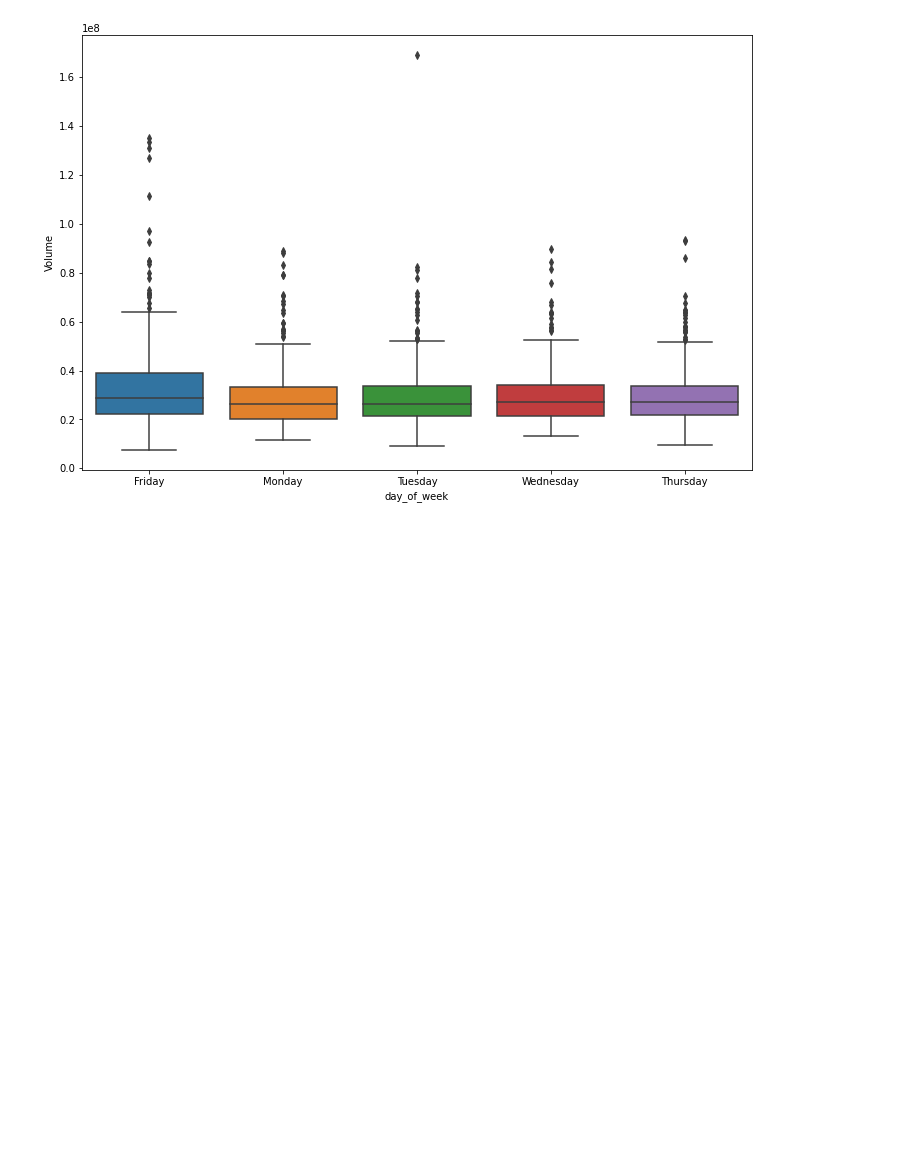
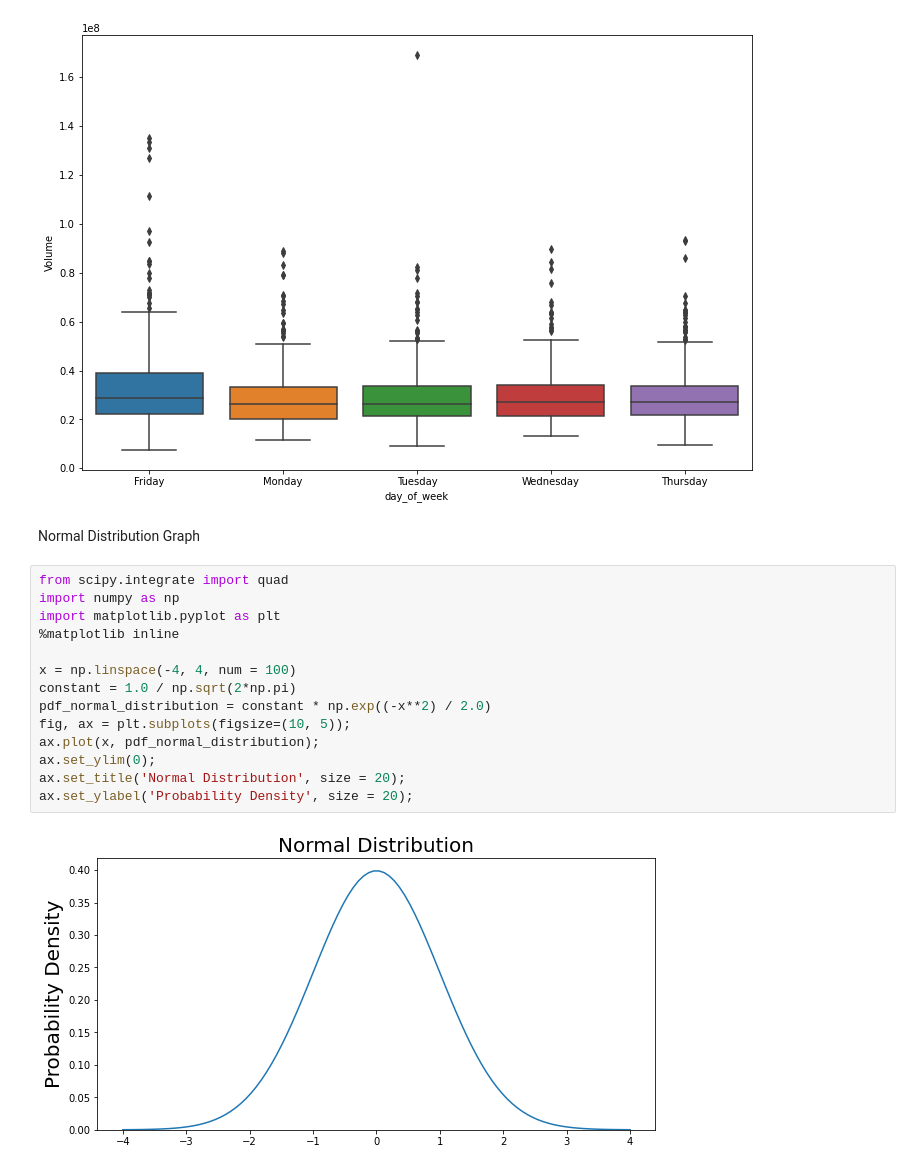
Before and after one commit to Aniket126126/Python, a Jupyter notebook: matplotlibPy.ipynb, the cells around one changed output. Saved outputs shown, nothing was run; the diff lists cells and outputs as text; blank space fills up the shorter version.

```diff
--- a/matplotlibPy.ipynb
+++ b/matplotlibPy.ipynb
@@ -611,3 +611,21 @@ sns.boxplot(x=msft_df['day_of_week'],y =msft_df['Volume'])
 # %% [output]
 <AxesSubplot:xlabel='day_of_week', ylabel='Volume'>
 [figure]
+# %% [markdown]
+Normal Distribution Graph
+# %%
+from scipy.integrate import quad
+import numpy as np
+import matplotlib.pyplot as plt
+%matplotlib inline
+
+x = np.linspace(-4, 4, num = 100)
+constant = 1.0 / np.sqrt(2*np.pi)
+pdf_normal_distribution = constant * np.exp((-x**2) / 2.0)
+fig, ax = plt.subplots(figsize=(10, 5));
+ax.plot(x, pdf_normal_distribution);
+ax.set_ylim(0);
+ax.set_title('Normal Distribution', size = 20);
+ax.set_ylabel('Probability Density', size = 20);
+# %% [output]
+[figure, added]
```
Also changed, not shown: parts of 1 cell of this notebook.
